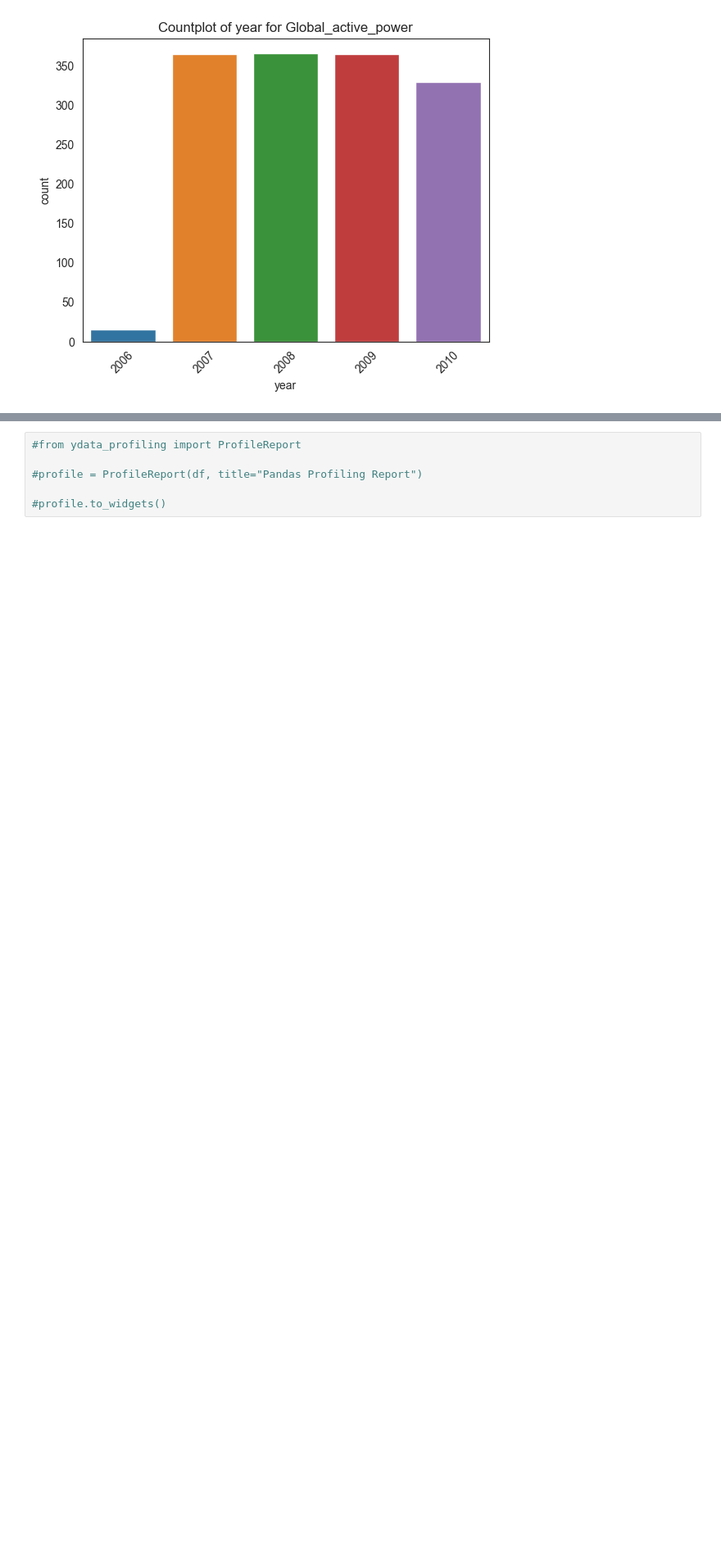
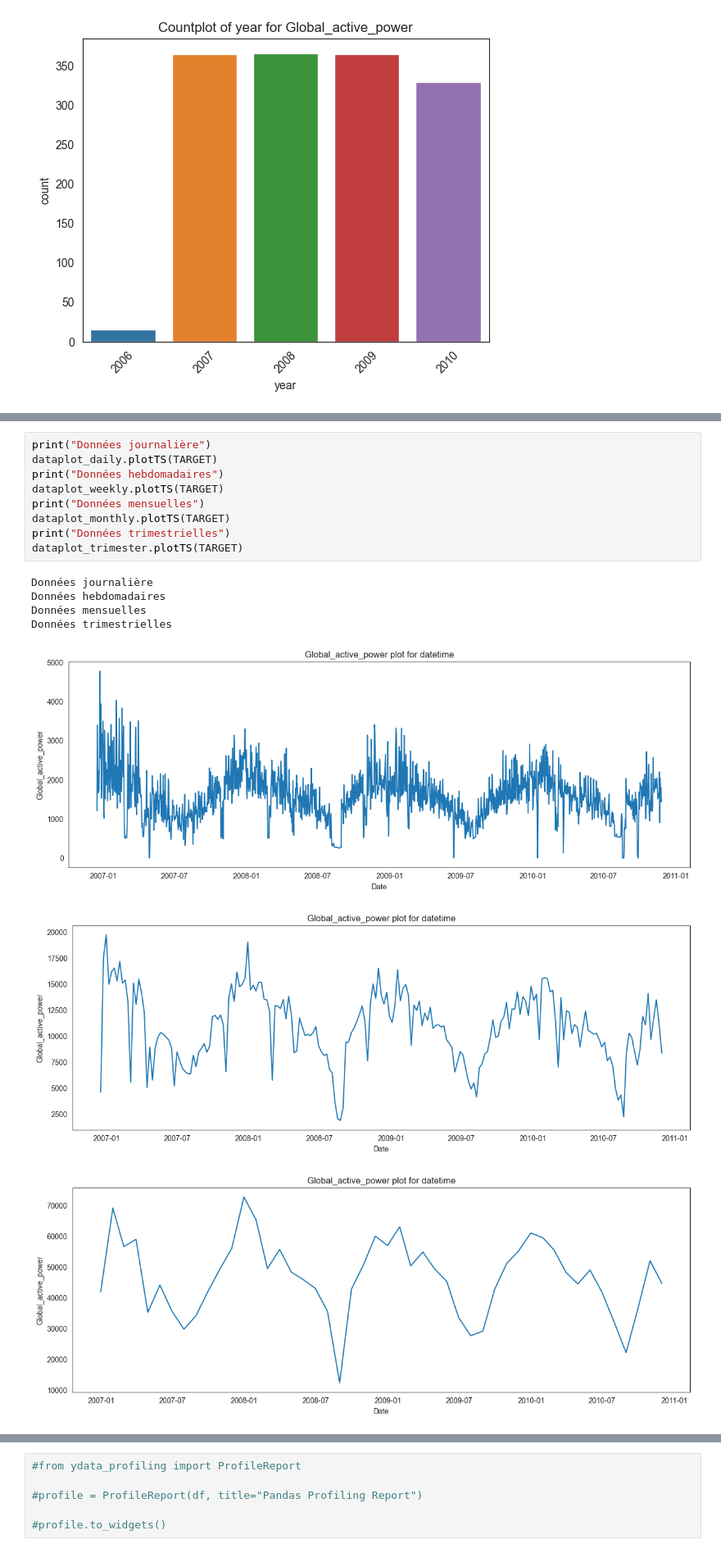
Before and after one commit to sarrabenyahia/ML-DL-time-series, a Jupyter notebook: src/notebook.ipynb, the cells around one changed output, grey strips where cells are left out. Shown at 82% size. Saved outputs shown, nothing was run; the diff lists cells and outputs as text; blank space fills up the shorter version.

```diff
--- a/src/notebook.ipynb
+++ b/src/notebook.ipynb
@@ -200,0 +180,17 @@ daily_data
+# %%
+print("Données journalière")
+dataplot_daily.plotTS(TARGET)
+print("Données hebdomadaires")
+dataplot_weekly.plotTS(TARGET)
+print("Données mensuelles")
+dataplot_monthly.plotTS(TARGET)
+print("Données trimestrielles")
+dataplot_trimester.plotTS(TARGET)
+# %% [output]
+Données journalière
+Données hebdomadaires
+Données mensuelles
+Données trimestrielles
+[figure, added]
+[figure, added]
+[figure, added]
```
Also changed, not shown: parts of 12 cells of this notebook.
